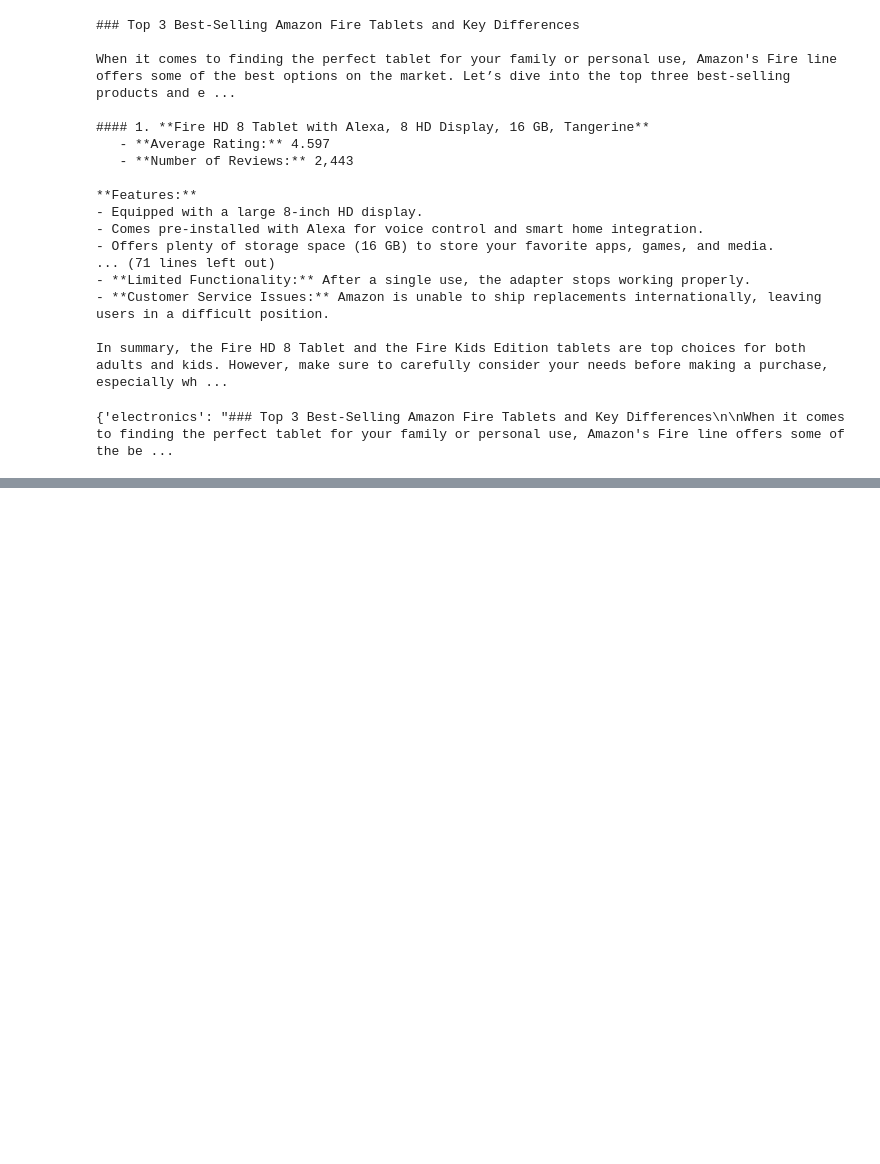
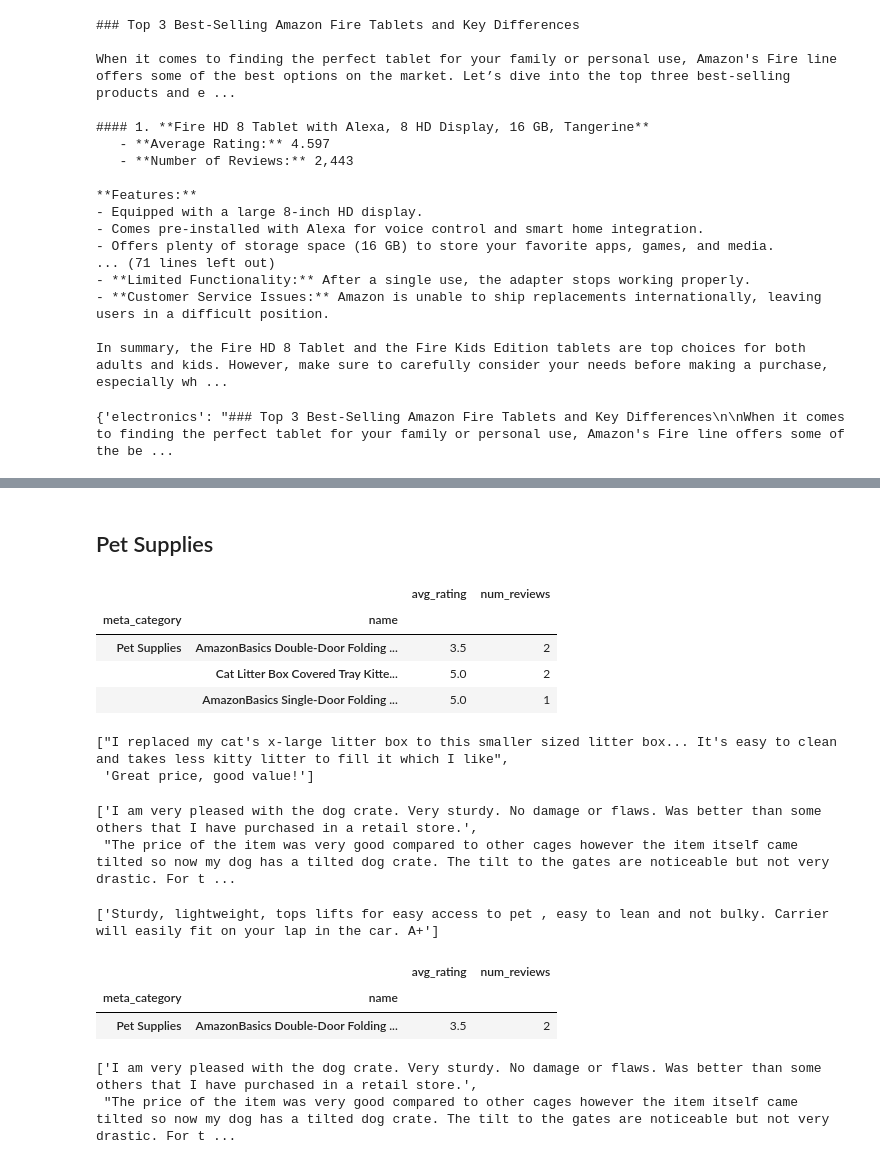
Before and after one commit to chandlershortlidge/project-dsai-business-case-automated-customer-reviews, a Jupyter notebook: notebooks/main.ipynb, the cells around one changed output, grey strips where cells are left out. Cells and saved outputs as stored; diff of their text form; code cells hidden in the pictures; blank space fills up the shorter version.

```diff
--- a/notebooks/main.ipynb
+++ b/notebooks/main.ipynb
@@ -731,0 +1247,52 @@ summaries
+# %% [markdown]
+## Pet Supplies
+# %%
+pet_supplies = new_df[new_df["meta_category"] == "Pet Supplies"]
+# %%
+top_3_ps = pet_supplies.groupby(['meta_category', 'name']).agg(
+    avg_rating=('reviews.rating', 'mean'),
+    num_reviews=('reviews.rating', 'count')
+).sort_values(by='num_reviews', ascending=False).head(3)
+
+top_3_ps
+# %% [output]
+|  |  | avg_rating | num_reviews |
+| meta_category | name |  |  |
+| Pet Supplies | AmazonBasics Double-Door Folding ... | 3.5 | 2 |
+|  | Cat Litter Box Covered Tray Kitte... | 5.0 | 2 |
+|  | AmazonBasics Single-Door Folding ... | 5.0 | 1 |
+# %%
+ps_1 = new_df[new_df["name"] == "Cat Litter Box Covered Tray Kitten Extra Large Enclosed Hooded Hidden Toilet"]["reviews.text"]
+ps_1.to_list()
+# %% [output]
+["I replaced my cat's x-large litter box to this smaller sized litter box... It's easy to clean and takes less kitty litter to fill it which I like",
+ 'Great price, good value!']
+# %%
+ps_2 = new_df[new_df["name"] == "AmazonBasics Double-Door Folding Metal Dog Crate - Medium (36x23x25 Inches)"]["reviews.text"]
+ps_2.to_list()
+# %% [output]
+['I am very pleased with the dog crate. Very sturdy. No damage or flaws. Was better than some others that I have purchased in a retail store.',
+ "The price of the item was very good compared to other cages however the item itself came tilted so now my dog has a tilted dog crate. The tilt to the gates are noticeable but not very drastic. For t ...
+# %%
+ps_3 = new_df[new_df["name"] == "Two Door Top Load Pet Kennel Travel Crate Dog Cat Pet Cage Carrier Box Tray 23\""]["reviews.text"]
+ps_3.to_list()
+# %% [output]
+['Sturdy, lightweight, tops lifts for easy access to pet , easy to lean and not bulky. Carrier will easily fit on your lap in the car. A+']
+# %%
+worst_ps_product = pet_supplies.groupby(['meta_category', 'name']).agg(
+    avg_rating=('reviews.rating', 'mean'),
+    num_reviews=('reviews.rating', 'count')
+).sort_values(by='avg_rating', ascending=True).head(1)
+
+worst_ps_product
+# %% [output]
+|  |  | avg_rating | num_reviews |
+| meta_category | name |  |  |
+| Pet Supplies | AmazonBasics Double-Door Folding ... | 3.5 | 2 |
+# %%
+worst_ps_name = worst_ps_product.index.get_level_values('name')[0]
+worst_ps_reviews = new_df[new_df["name"] == worst_ps_name]["reviews.text"]
+worst_ps_reviews.to_list()
+# %% [output]
+['I am very pleased with the dog crate. Very sturdy. No damage or flaws. Was better than some others that I have purchased in a retail store.',
+ "The price of the item was very good compared to other cages however the item itself came tilted so now my dog has a tilted dog crate. The tilt to the gates are noticeable but not very drastic. For t ...
```
Also changed, not shown: parts of 50 cells of this notebook, 3 other files.
